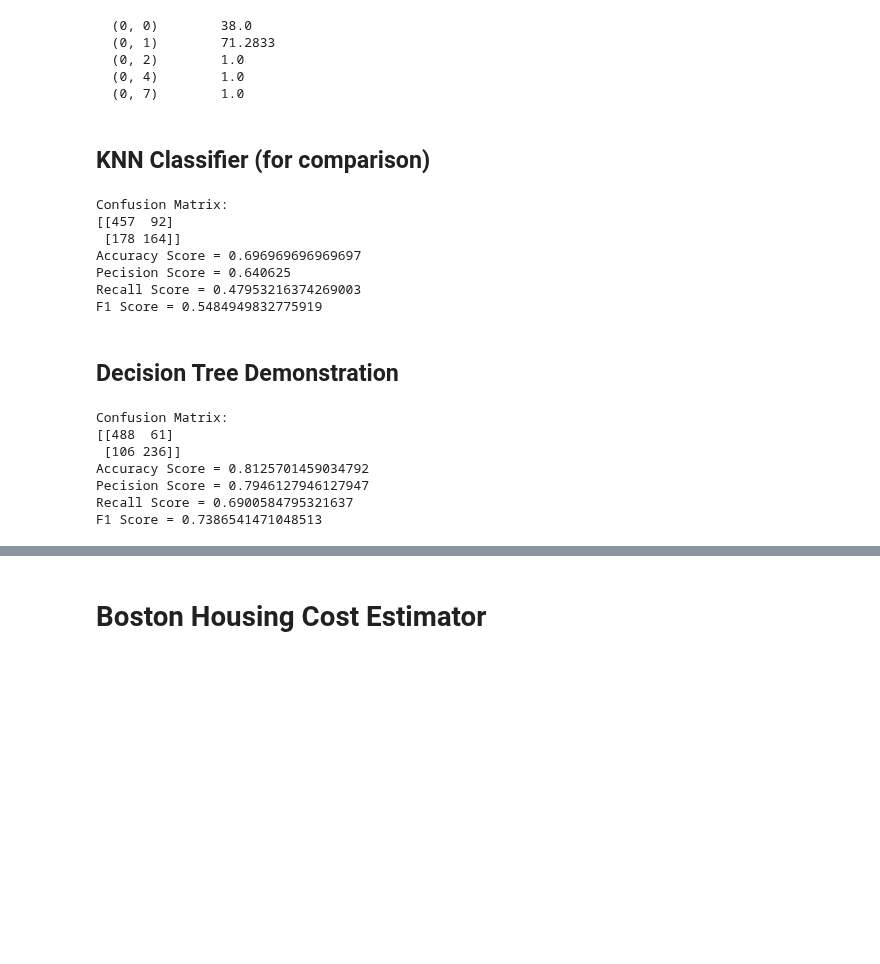
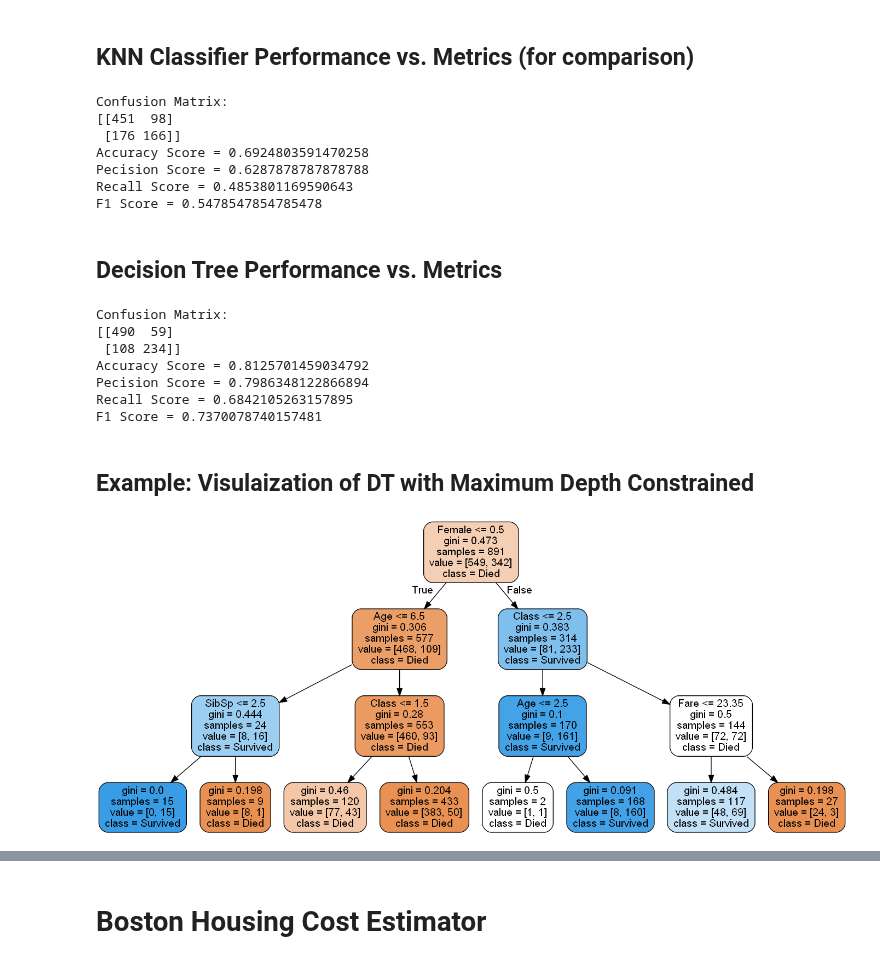
Before and after one commit to richss/cs455-ml-demos, a Jupyter notebook: cs455-chapter6-demos.ipynb, the cells around one changed output, grey strips where cells are left out. Drawn from its saved outputs; the diff is of its cells as text; code cells hidden in the pictures; blank space fills up the shorter version.

```diff
--- a/cs455-chapter6-demos.ipynb
+++ b/cs455-chapter6-demos.ipynb
@@ -25,19 +24,15 @@ Reference:
 from sklearn.pipeline import Pipeline, FeatureUnion
 from sklearn.impute import SimpleImputer
 from sklearn.base import BaseEstimator, TransformerMixin
-from sklearn.preprocessing import OneHotEncoder, StandardScaler, PolynomialFeatures
-from sklearn.model_selection import cross_val_score, cross_val_predict, GridSearchCV
 from sklearn.model_selection import train_test_split
-from sklearn.model_selection import RandomizedSearchCV
-from sklearn.svm import SVC, LinearSVC, SVR, LinearSVR
+from sklearn.neighbors import KNeighborsClassifier
+from sklearn.metrics import confusion_matrix, precision_score, recall_score, accuracy_score, f1_score
+from sklearn.metrics import mean_squared_error, mean_absolute_error
+from sklearn.model_selection import cross_val_predict
 from sklearn import datasets
 
 from matplotlib import pyplot as plt
 %matplotlib inline
-
-from sklearn.neighbors import KNeighborsClassifier
-from sklearn.metrics import confusion_matrix, precision_score, recall_score, accuracy_score, f1_score
-from sklearn.metrics import mean_squared_error, mean_absolute_error
 
 import numpy as np
 import pandas as pd
@@ -54,7 +49,6 @@ def read_csv(data_path, filename):
 
 # Read CSV file into Pandas Dataframes
 train_df = read_csv(data_path, train_filename)
-
 
 # Defining Data Pre-Processing Pipelines
 class DataFrameSelector(BaseEstimator, TransformerMixin):
@@ -84,10 +78,12 @@ numeric_pipe = Pipeline([
         ("Imputer", SimpleImputer(strategy="median")),   # Fills in NaN w/ median value for its column
     ])
 
+#Handle categorical string for sex by encoding as female true, 1 or false,0
+train_df['Female'] = train_df["Sex"].apply(lambda x: 1 if x == 'female' else 0)
+
 categories_pipe = Pipeline([
-        ("Select", DataFrameSelector(["Pclass", "Sex"])), # Selects Fields from dataframe
+        ("Select", DataFrameSelector(["Pclass", "Female"])), # Selects Fields from dataframe
         ("MostFreqImp", MostFrequentImputer()), # Fill in NaN with most frequent
-        ("OneHot", OneHotEncoder(sparse=True)), # Onehot encode
     ])
 
 preprocessing_pipe = FeatureUnion(transformer_list = [
@@ -98,21 +94,9 @@ preprocessing_pipe = FeatureUnion(transformer_list = [
 # Process Input Data Using Pipleines
 train_X_data = preprocessing_pipe.fit_transform(train_df)
 
-# Scale Input Data
-#s = StandardScaler()
-#train_X_data = s.fit_transform(train_X_data)
-
-print(train_X_data[1])
-
 train_y_data = train_df["Survived"]
-# %% [output]
-  (0, 0)        38.0
-  (0, 1)        71.2833
-  (0, 2)        1.0
-  (0, 4)        1.0
-  (0, 7)        1.0
 # %% [markdown]
-## KNN Classifier (for comparison)
+## KNN Classifier Performance vs. Metrics (for comparison)
 # %%
 # KNN Classifier 10-fold Validation
 k=10
@@ -128,14 +112,14 @@ print("Recall Score = " + str(recall_score(train_y_data,y_pred)))
 print("F1 Score = " + str(f1_score(train_y_data,y_pred)))
 # %% [output]
 Confusion Matrix:
-[[457  92]
- [178 164]]
-Accuracy Score = 0.696969696969697
-Pecision Score = 0.640625
-Recall Score = 0.47953216374269003
-F1 Score = 0.5484949832775919
+[[451  98]
+ [176 166]]
+Accuracy Score = 0.6924803591470258
+Pecision Score = 0.6287878787878788
+Recall Score = 0.4853801169590643
+F1 Score = 0.5478547854785478
 # %% [markdown]
-## Decision Tree Demonstration
+## Decision Tree Performance vs. Metrics
 # %%
 from sklearn.tree import DecisionTreeClassifier
 
@@ -152,26 +136,34 @@ print("Recall Score = " + str(recall_score(train_y_data,y_pred)))
 print("F1 Score = " + str(f1_score(train_y_data,y_pred)))
 # %% [output]
 Confusion Matrix:
-[[488  61]
- [106 236]]
+[[490  59]
+ [108 234]]
 Accuracy Score = 0.8125701459034792
-Pecision Score = 0.7946127946127947
-Recall Score = 0.6900584795321637
-F1 Score = 0.7386541471048513
+Pecision Score = 0.7986348122866894
+Recall Score = 0.6842105263157895
+F1 Score = 0.7370078740157481
+# %% [markdown]
+## Example: Visulaization of DT with Maximum Depth Constrained
 # %%
 from sklearn.tree import export_graphviz
+from IPython.display import Image as PImage
 
-clf = DecisionTreeClassifier(max_depth=4)
+clf = DecisionTreeClassifier(max_depth=3)
 clf.fit(train_X_data, train_y_data)
 
-feature_names = ["Age", "Fare", "SibSp", "Parch", "Class A", "Class B", "Class C", "M", "F"]
-target_names = ["Survived","Died"]
+feature_names = ["Age", "Fare", "SibSp", "Parch", "Class", "Female"]
+target_names = ["Died","Survived"]
 
 export_graphviz(
         clf,
-        out_file="tree.dot",
+        out_file="titanic1.dot",
         feature_names=feature_names,
         class_names=target_names,
         rounded=True,
         filled=True
     )
+!dot -Tpng titanic1.dot -o titanic1.png
+
+PImage('titanic1.png')
+# %% [output]
+[figure, added]
```
Also changed, not shown: parts of 12 cells of this notebook, 1 other file.
